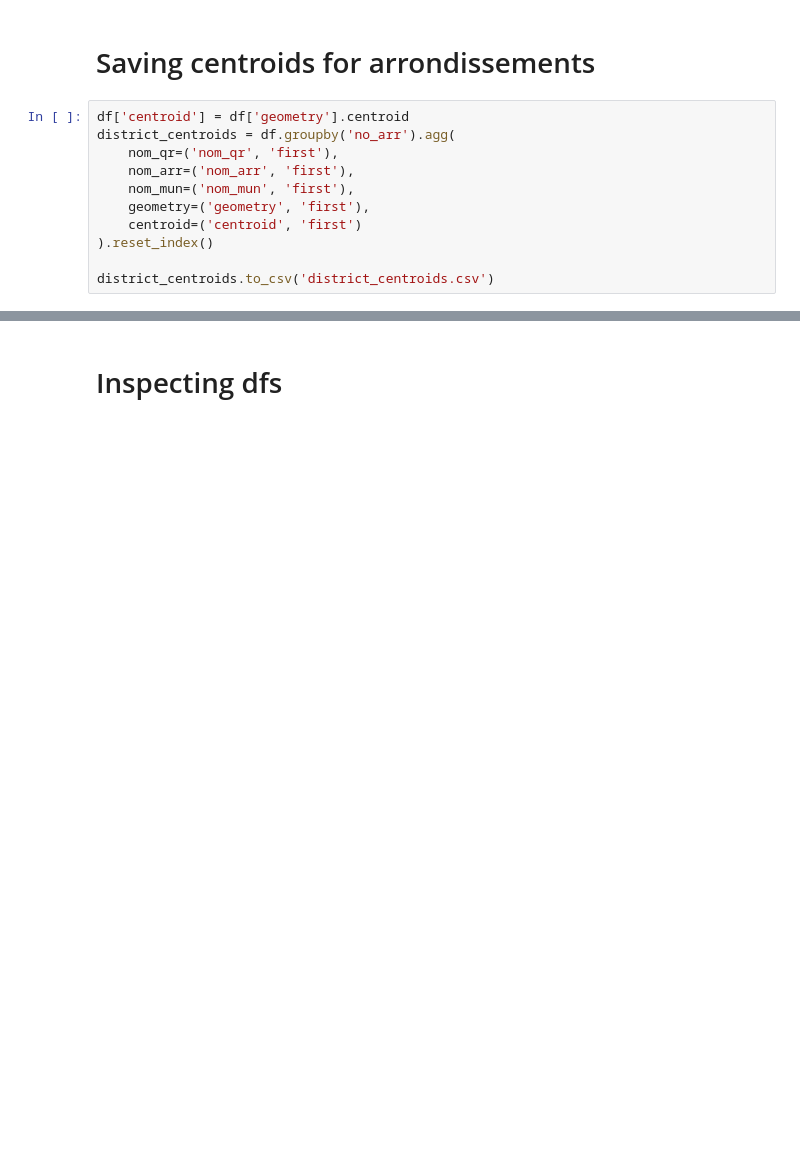
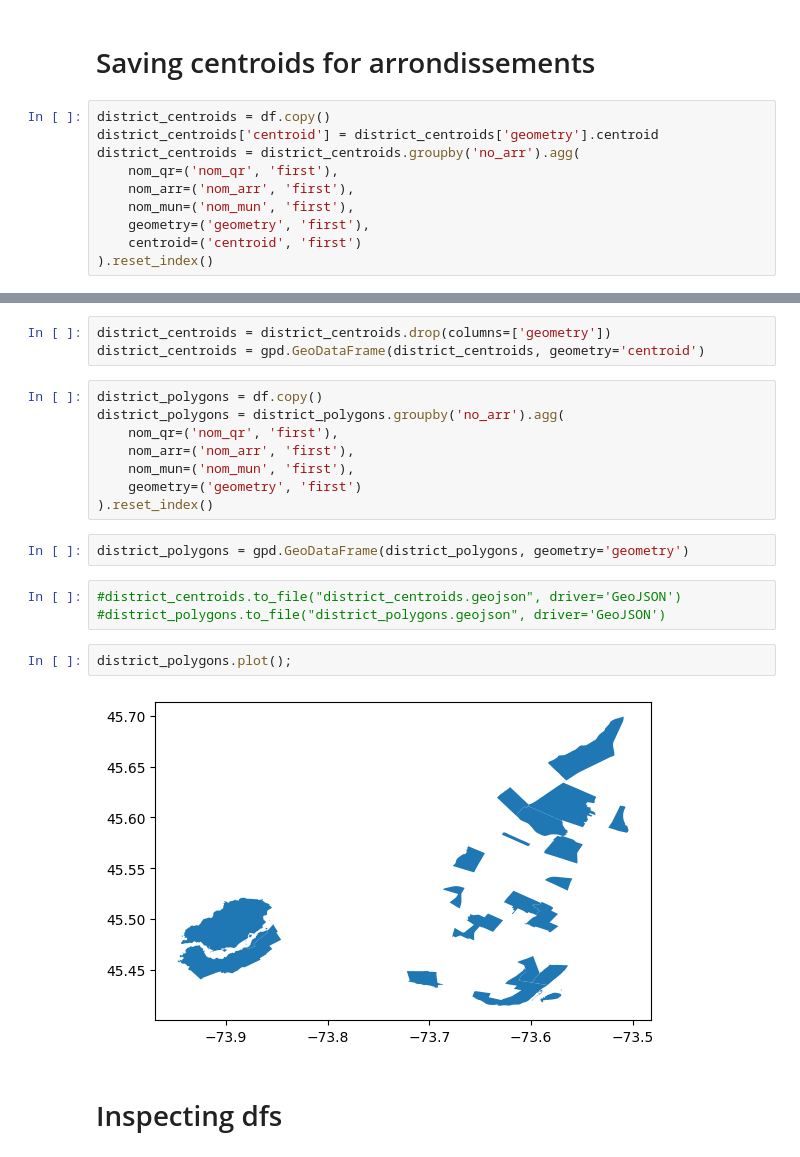
Before and after one commit to michelo200/GDS_project_deployment, a Jupyter notebook: initial_analysis/district_analysis_caro.ipynb, the cells around one changed output, grey strips where cells are left out. Saved outputs shown, nothing was run; the diff lists cells and outputs as text; blank space fills up the shorter version.

```diff
--- a/initial_analysis/district_analysis_caro.ipynb
+++ b/initial_analysis/district_analysis_caro.ipynb
@@ -13,14 +14,13 @@ df2 = gpd.read_file('/Users/caro/Desktop/SPRING24/GDS/PROJECT/GDS_project/datafr
 # %% [markdown]
 # Saving centroids for arrondissements
 # %%
-df['centroid'] = df['geometry'].centroid
-district_centroids = df.groupby('no_arr').agg(
+district_centroids = df.copy()
+district_centroids['centroid'] = district_centroids['geometry'].centroid
+district_centroids = district_centroids.groupby('no_arr').agg(
     nom_qr=('nom_qr', 'first'),
     nom_arr=('nom_arr', 'first'),
     nom_mun=('nom_mun', 'first'),
     geometry=('geometry', 'first'),
     centroid=('centroid', 'first')
 ).reset_index()
-
-district_centroids.to_csv('district_centroids.csv')
 # %% [output]
@@ -49,3 +28,23 @@ district_centroids
+# %%
+district_centroids = district_centroids.drop(columns=['geometry'])
+district_centroids = gpd.GeoDataFrame(district_centroids, geometry='centroid')
+# %%
+district_polygons = df.copy()
+district_polygons = district_polygons.groupby('no_arr').agg(
+    nom_qr=('nom_qr', 'first'),
+    nom_arr=('nom_arr', 'first'),
+    nom_mun=('nom_mun', 'first'),
+    geometry=('geometry', 'first')
+).reset_index()
+# %%
+district_polygons = gpd.GeoDataFrame(district_polygons, geometry='geometry')
+# %%
+#district_centroids.to_file("district_centroids.geojson", driver='GeoJSON')
+#district_polygons.to_file("district_polygons.geojson", driver='GeoJSON')
+# %%
+district_polygons.plot();
+# %% [output]
+[figure, added]
 # %% [markdown]
 # Inspecting dfs
 # %%
```
Also changed, not shown: parts of 4 cells of this notebook, 4 other files.
